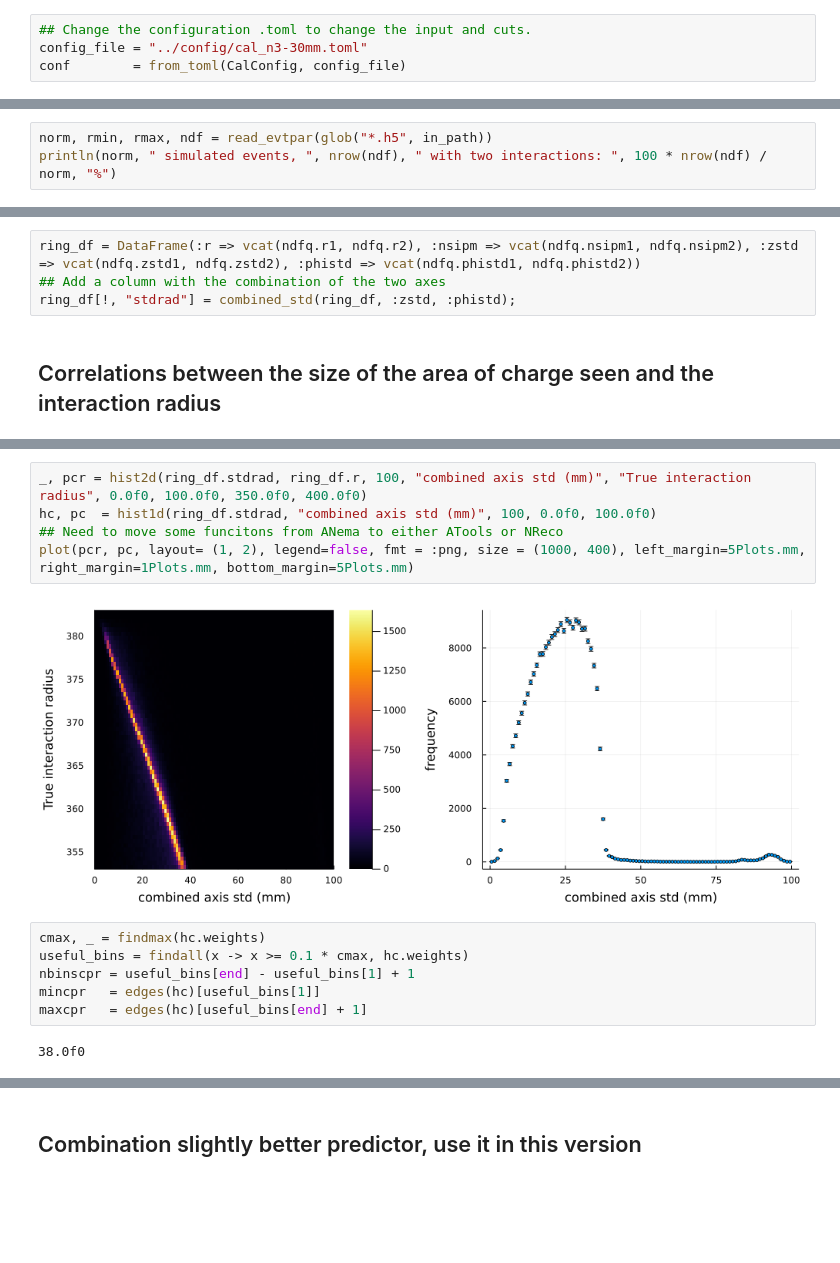
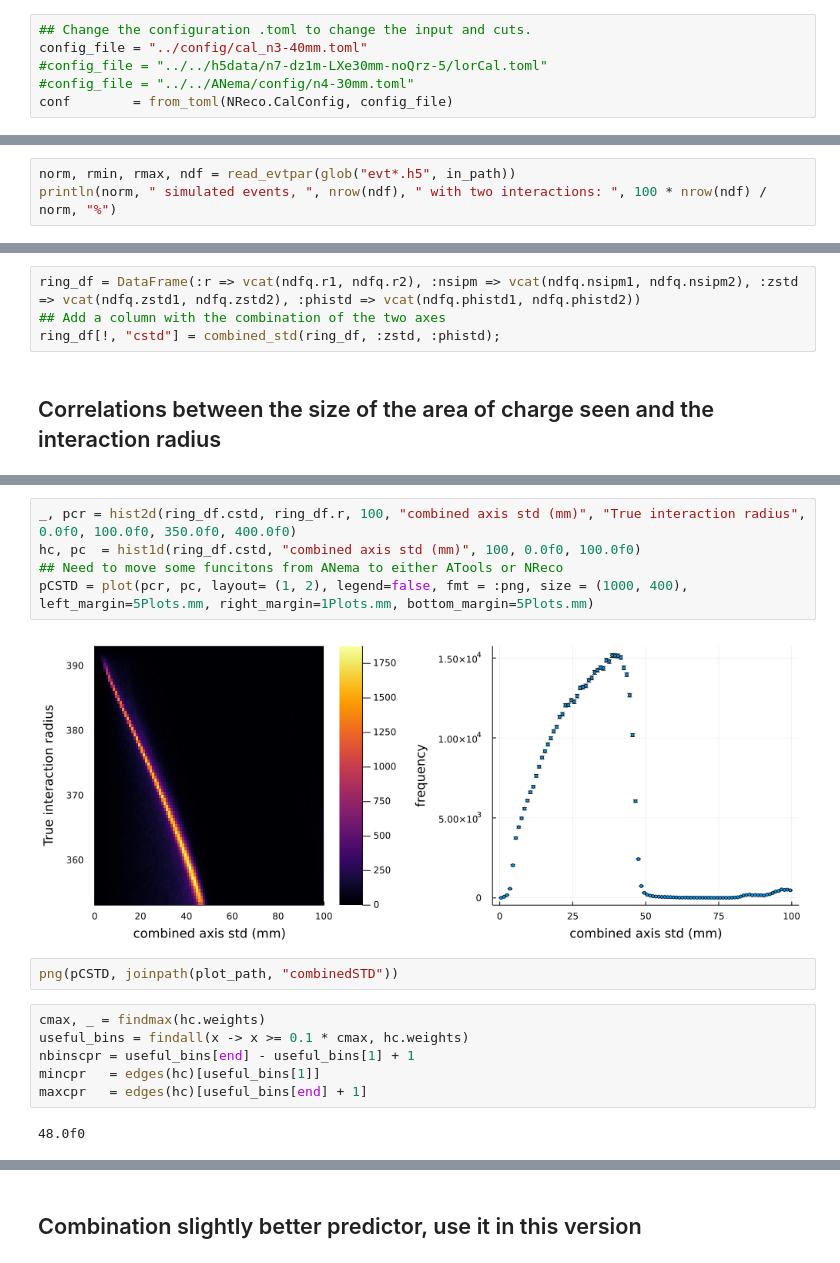
Before and after one commit to jjgomezcadenas/NReco, a Jupyter notebook: notebooks/DOI_and_TOF_monitor.ipynb, the cells around one changed output, grey strips where cells are left out. Drawn from its saved outputs; the diff is of its cells as text; blank space fills up the shorter version.

```diff
--- a/notebooks/DOI_and_TOF_monitor.ipynb
+++ b/notebooks/DOI_and_TOF_monitor.ipynb
@@ -29,5 +22,7 @@ end
 # %%
 ## Change the configuration .toml to change the input and cuts.
-config_file = "../config/cal_n3-30mm.toml"
-conf        = from_toml(CalConfig, config_file)
+config_file = "../config/cal_n3-40mm.toml"
+#config_file = "../../h5data/n7-dz1m-LXe30mm-noQrz-5/lorCal.toml"
+#config_file = "../../ANema/config/n4-30mm.toml"
+conf        = from_toml(NReco.CalConfig, config_file)
 # %% [output]
@@ -58,4 +53,4 @@ in_path
 # %%
-norm, rmin, rmax, ndf = read_evtpar(glob("*.h5", in_path))
+norm, rmin, rmax, ndf = read_evtpar(glob("evt*.h5", in_path))
 println(norm, " simulated events, ", nrow(ndf), " with two interactions: ", 100 * nrow(ndf) / norm, "%")
 # %% [output]
@@ -87,7 +90,7 @@ combined_std (generic function with 1 method)
 # %%
 ring_df = DataFrame(:r => vcat(ndfq.r1, ndfq.r2), :nsipm => vcat(ndfq.nsipm1, ndfq.nsipm2), :zstd => vcat(ndfq.zstd1, ndfq.zstd2), :phistd => vcat(ndfq.phistd1, ndfq.phistd2))
 ## Add a column with the combination of the two axes
-ring_df[!, "stdrad"] = combined_std(ring_df, :zstd, :phistd);
+ring_df[!, "cstd"] = combined_std(ring_df, :zstd, :phistd);
 # %% [markdown]
 ## Correlations between the size of the area of charge seen and the interaction radius
 # %%
@@ -153,10 +156,12 @@ Fit errors: a = 0.1176842080204272 b = 2.5009476264290087
 # %%
-_, pcr = hist2d(ring_df.stdrad, ring_df.r, 100, "combined axis std (mm)", "True interaction radius", 0.0f0, 100.0f0, 350.0f0, 400.0f0)
-hc, pc  = hist1d(ring_df.stdrad, "combined axis std (mm)", 100, 0.0f0, 100.0f0)
+_, pcr = hist2d(ring_df.cstd, ring_df.r, 100, "combined axis std (mm)", "True interaction radius", 0.0f0, 100.0f0, 350.0f0, 400.0f0)
+hc, pc  = hist1d(ring_df.cstd, "combined axis std (mm)", 100, 0.0f0, 100.0f0)
 ## Need to move some funcitons from ANema to either ATools or NReco
-plot(pcr, pc, layout= (1, 2), legend=false, fmt = :png, size = (1000, 400), left_margin=5Plots.mm, right_margin=1Plots.mm, bottom_margin=5Plots.mm)
+pCSTD = plot(pcr, pc, layout= (1, 2), legend=false, fmt = :png, size = (1000, 400), left_margin=5Plots.mm, right_margin=1Plots.mm, bottom_margin=5Plots.mm)
 # %% [output]
-[figure, old version]
+[figure, new version]
+# %%
+png(pCSTD, joinpath(plot_path, "combinedSTD"))
 # %%
 cmax, _ = findmax(hc.weights)
 useful_bins = findall(x -> x >= 0.1 * cmax, hc.weights)
@@ -164,5 +169,5 @@ nbinscpr = useful_bins[end] - useful_bins[1] + 1
 mincpr   = edges(hc)[useful_bins[1]]
 maxcpr   = edges(hc)[useful_bins[end] + 1]
 # %% [output]
-38.0f0
+48.0f0
 # %%
```
Also changed, not shown: parts of 36 cells of this notebook, 2 other files.
